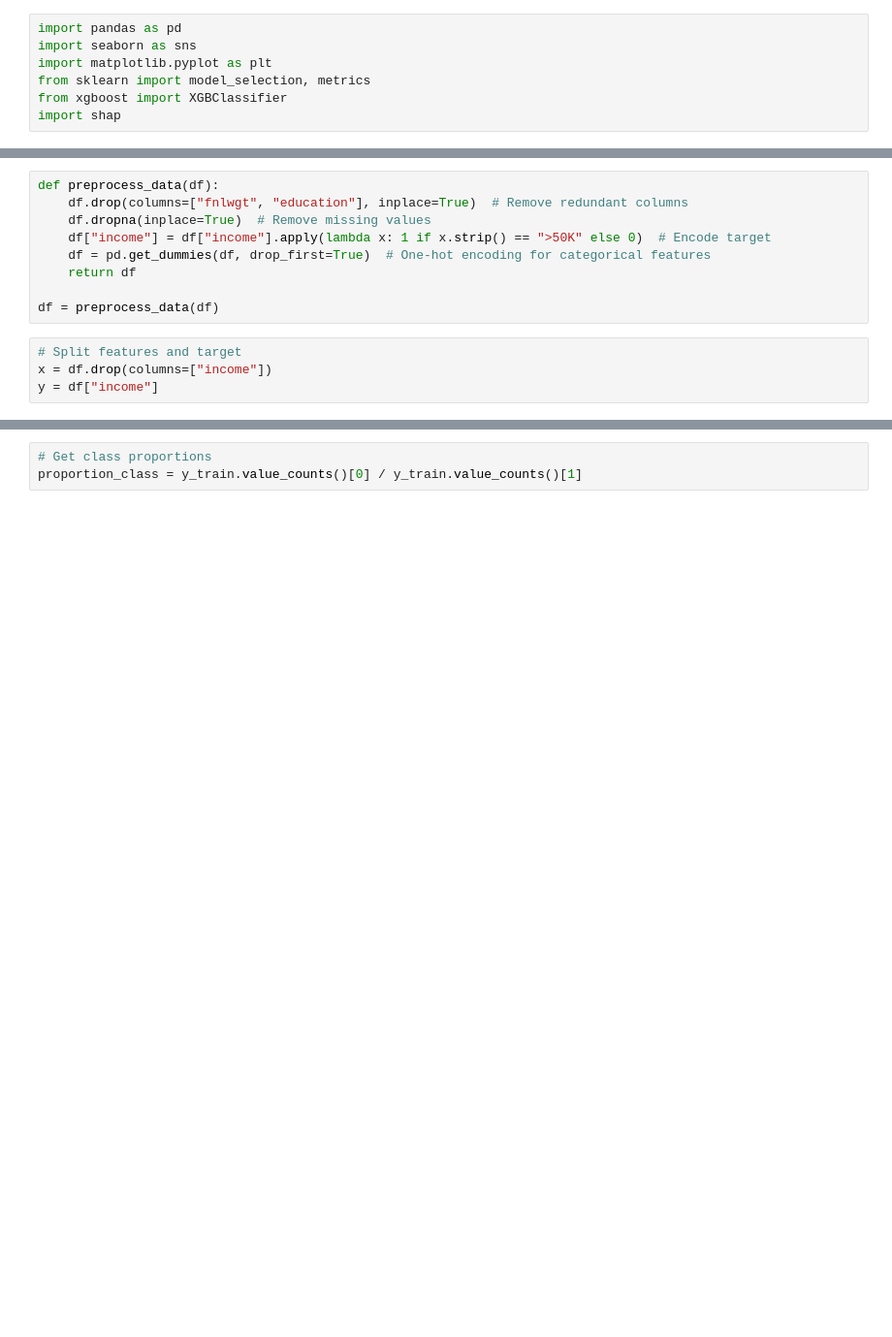
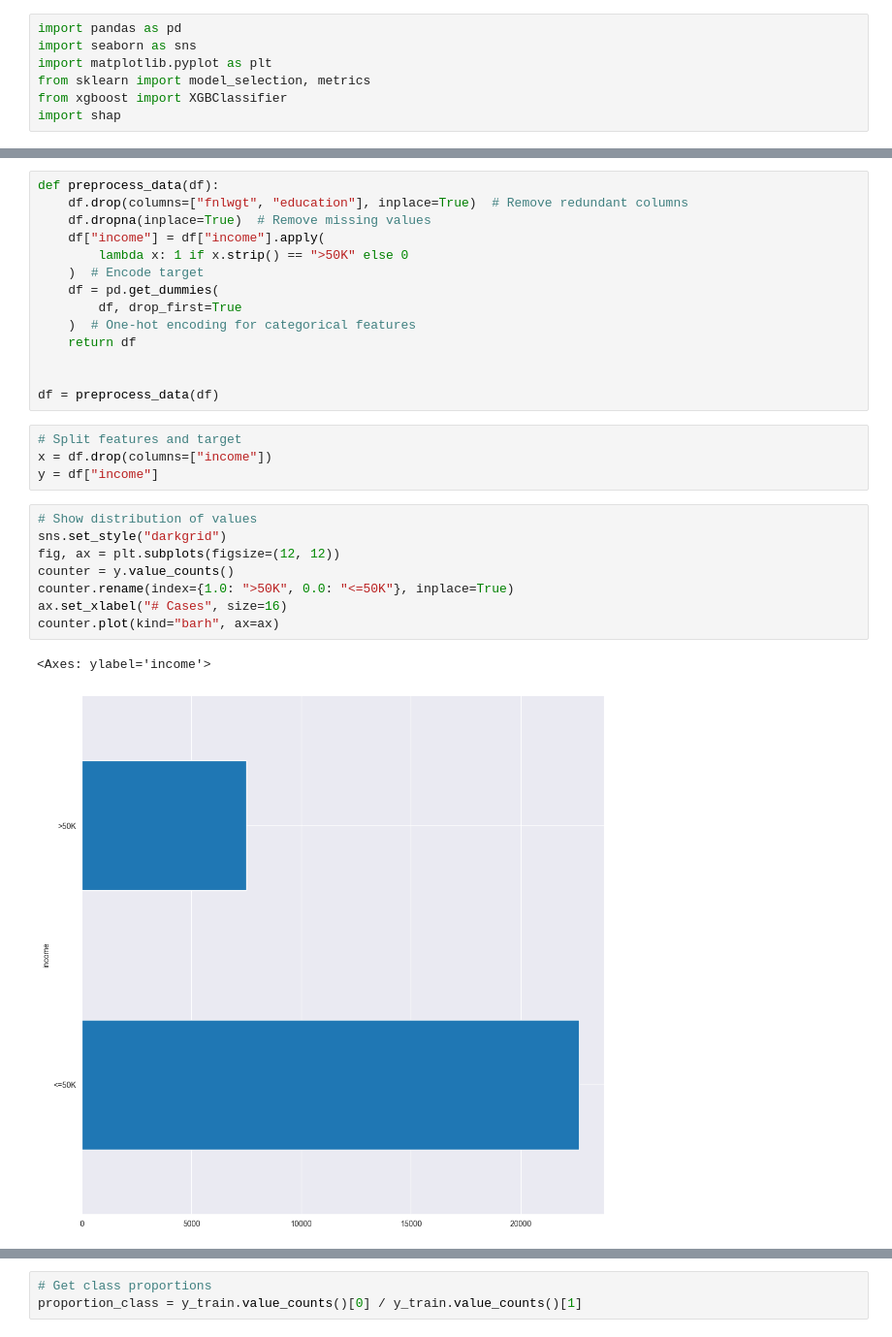
Before and after one commit to Bees11111/XAI_Project, a Jupyter notebook: projet1.ipynb, the cells around one changed output, grey strips where cells are left out. Shown at 97% size. Cells and saved outputs as stored; diff of their text form; blank space fills up the shorter version.

```diff
--- a/projet1.ipynb
+++ b/projet1.ipynb
@@ -23,14 +44,30 @@ df = pd.read_csv(path_features, names=columns, na_values=" ?")
 def preprocess_data(df):
     df.drop(columns=["fnlwgt", "education"], inplace=True)  # Remove redundant columns
     df.dropna(inplace=True)  # Remove missing values
-    df["income"] = df["income"].apply(lambda x: 1 if x.strip() == ">50K" else 0)  # Encode target
-    df = pd.get_dummies(df, drop_first=True)  # One-hot encoding for categorical features
+    df["income"] = df["income"].apply(
+        lambda x: 1 if x.strip() == ">50K" else 0
+    )  # Encode target
+    df = pd.get_dummies(
+        df, drop_first=True
+    )  # One-hot encoding for categorical features
     return df
 
+
 df = preprocess_data(df)
 # %%
 # Split features and target
 x = df.drop(columns=["income"])
 y = df["income"]
+# %%
+# Show distribution of values
+sns.set_style("darkgrid")
+fig, ax = plt.subplots(figsize=(12, 12))
+counter = y.value_counts()
+counter.rename(index={1.0: ">50K", 0.0: "<=50K"}, inplace=True)
+ax.set_xlabel("# Cases", size=16)
+counter.plot(kind="barh", ax=ax)
+# %% [output]
+<Axes: ylabel='income'>
+[figure, added]
 # %%
 # Train/test split
```
Also changed, not shown: parts of 8 cells of this notebook.
